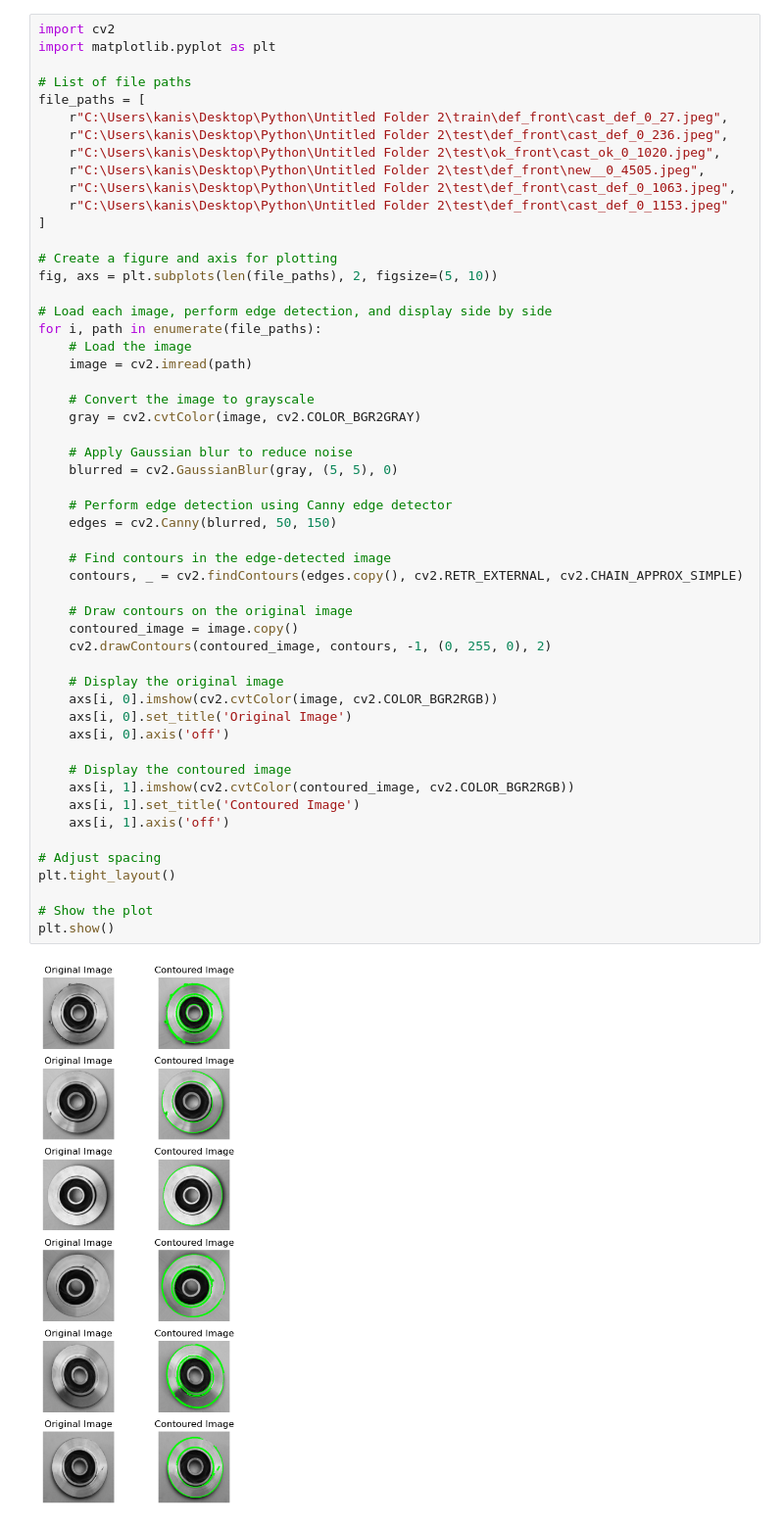
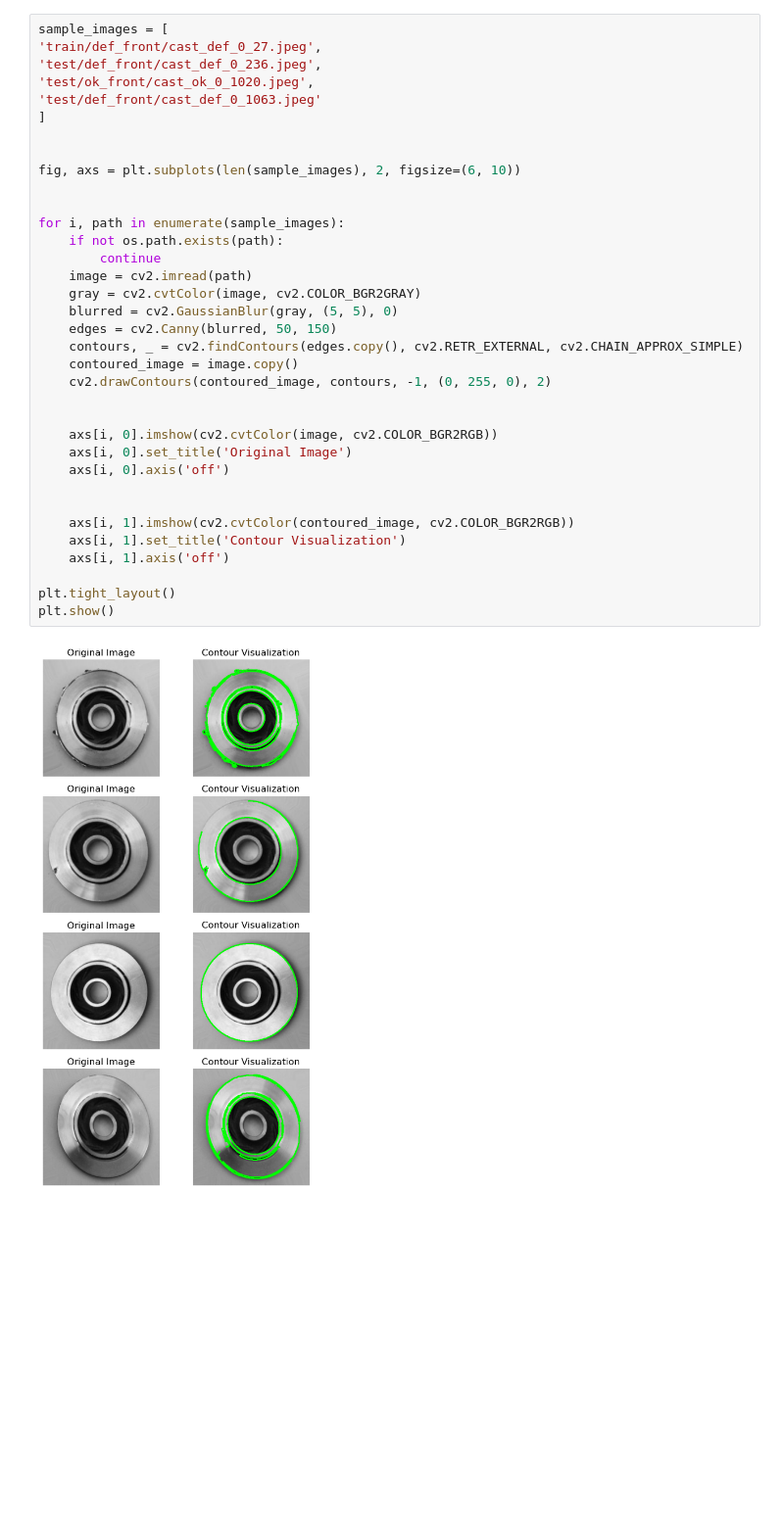
Before and after one commit to Kanishka-sharma/CastVision, a Jupyter notebook: CastVision.ipynb, the cells around one changed output. Shown at 98% size. Drawn from its saved outputs; the diff is of its cells as text; blank space fills up the shorter version.

```diff
--- a/CastVision.ipynb
+++ b/CastVision.ipynb
@@ -1,55 +24,37 @@
 # %%
-import cv2
-import matplotlib.pyplot as plt
-
-# List of file paths
-file_paths = [
-    r"C:\Users\kanis\Desktop\Python\Untitled Folder 2\train\def_front\cast_def_0_27.jpeg",
-    r"C:\Users\kanis\Desktop\Python\Untitled Folder 2\test\def_front\cast_def_0_236.jpeg",
-    r"C:\Users\kanis\Desktop\Python\Untitled Folder 2\test\ok_front\cast_ok_0_1020.jpeg",
-    r"C:\Users\kanis\Desktop\Python\Untitled Folder 2\test\def_front\new__0_4505.jpeg",
-    r"C:\Users\kanis\Desktop\Python\Untitled Folder 2\test\def_front\cast_def_0_1063.jpeg",
-    r"C:\Users\kanis\Desktop\Python\Untitled Folder 2\test\def_front\cast_def_0_1153.jpeg"
+sample_images = [
+'train/def_front/cast_def_0_27.jpeg',
+'test/def_front/cast_def_0_236.jpeg',
+'test/ok_front/cast_ok_0_1020.jpeg',
+'test/def_front/cast_def_0_1063.jpeg'
 ]
 
-# Create a figure and axis for plotting
-fig, axs = plt.subplots(len(file_paths), 2, figsize=(5, 10))
 
-# Load each image, perform edge detection, and display side by side
-for i, path in enumerate(file_paths):
-    # Load the image
+fig, axs = plt.subplots(len(sample_images), 2, figsize=(6, 10))
+
+
+for i, path in enumerate(sample_images):
+    if not os.path.exists(path):
+        continue
     image = cv2.imread(path)
-
-    # Convert the image to grayscale
     gray = cv2.cvtColor(image, cv2.COLOR_BGR2GRAY)
-
-    # Apply Gaussian blur to reduce noise
     blurred = cv2.GaussianBlur(gray, (5, 5), 0)
-
-    # Perform edge detection using Canny edge detector
     edges = cv2.Canny(blurred, 50, 150)
-
-    # Find contours in the edge-detected image
     contours, _ = cv2.findContours(edges.copy(), cv2.RETR_EXTERNAL, cv2.CHAIN_APPROX_SIMPLE)
-
-    # Draw contours on the original image
     contoured_image = image.copy()
     cv2.drawContours(contoured_image, contours, -1, (0, 255, 0), 2)
 
-    # Display the original image
+
     axs[i, 0].imshow(cv2.cvtColor(image, cv2.COLOR_BGR2RGB))
     axs[i, 0].set_title('Original Image')
     axs[i, 0].axis('off')
 
-    # Display the contoured image
+
     axs[i, 1].imshow(cv2.cvtColor(contoured_image, cv2.COLOR_BGR2RGB))
-    axs[i, 1].set_title('Contoured Image')
+    axs[i, 1].set_title('Contour Visualization')
     axs[i, 1].axis('off')
 
-# Adjust spacing
 plt.tight_layout()
-
-# Show the plot
 plt.show()
 # %% [output]
-[figure, old version]
+[figure, new version]
```
Also changed, not shown: parts of 11 cells of this notebook, 6 other files.
